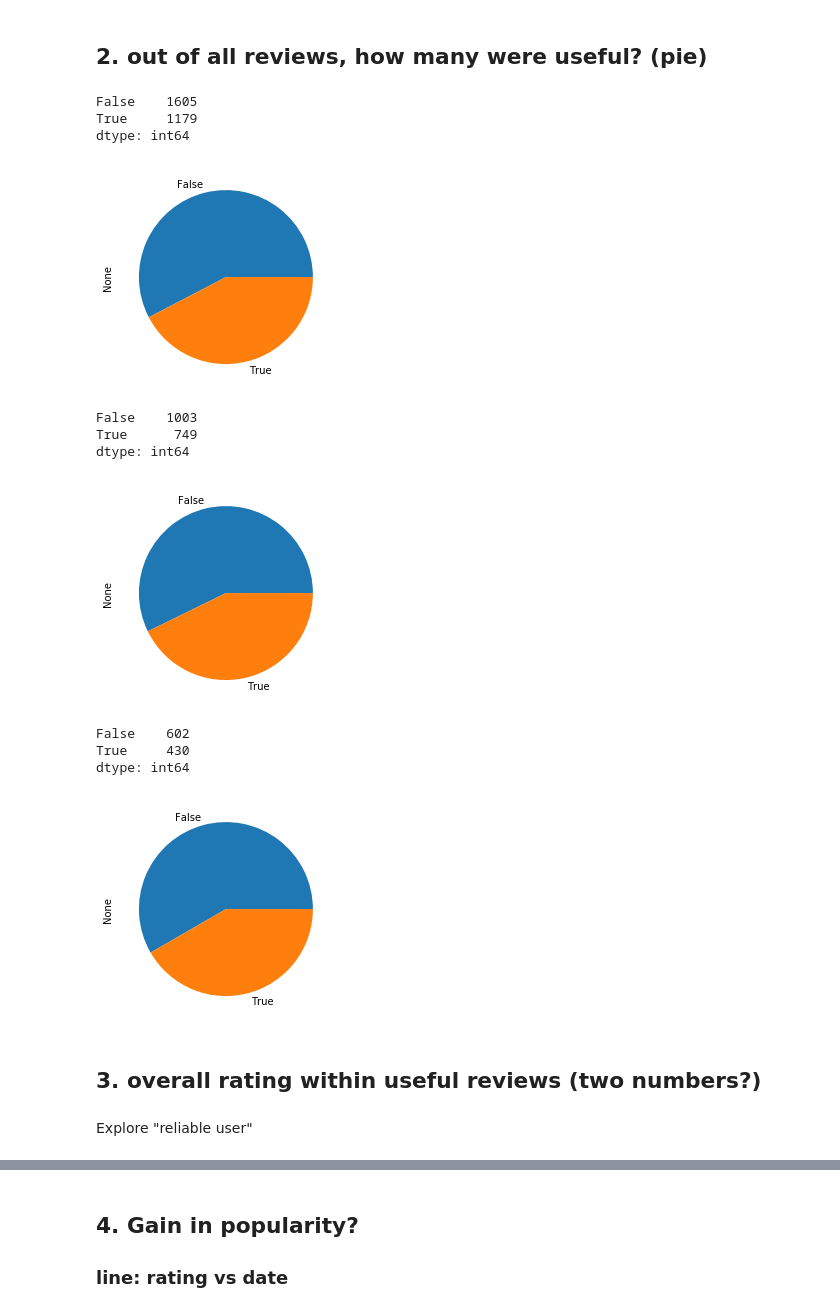
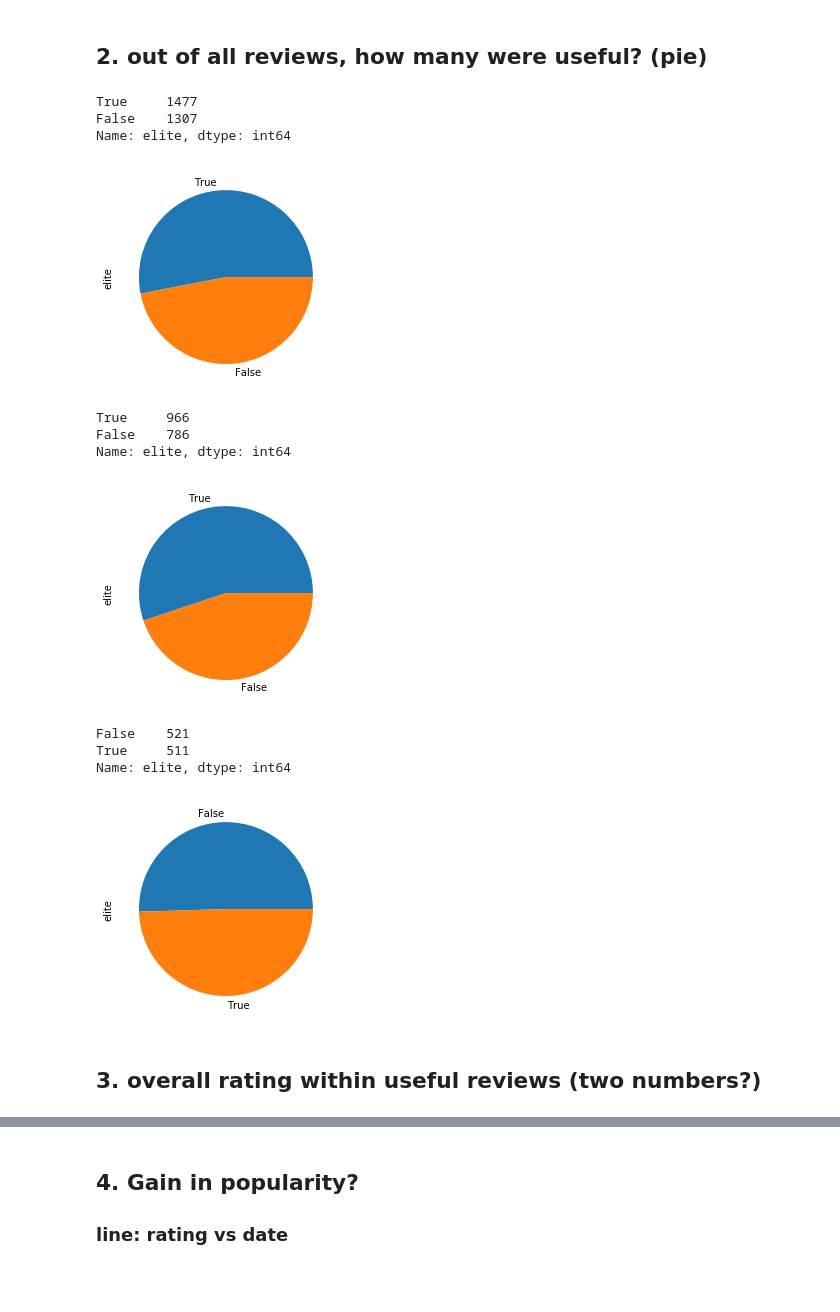
Before and after one commit to dliu9999/DSC106-Final-Project, a Jupyter notebook: yelp.ipynb, the cells around one changed output, grey strips where cells are left out. Cells and saved outputs as stored; diff of their text form; code cells hidden in the pictures; blank space fills up the shorter version.

Commit message:
changed reliable user

```diff
--- a/yelp.ipynb
+++ b/yelp.ipynb
@@ -23,7 +23,7 @@ starbucks = pd.read_csv('data/starbucks.csv')[['business_id', 'latitude', 'longi
 horton = pd.read_csv('data/horton.csv')[['business_id', 'latitude', 'longitude', 'stars']]
 reviews = pd.read_csv('data/reviews.csv').drop(columns=['cool', 'funny'])
 reviews['date'] = pd.to_datetime(reviews['date'])
-users = pd.read_csv('data/users.csv')[['review_count', 'useful', 'user_id','yelping_since']]
+users = pd.read_csv('data/users.csv')[['elite', 'review_count', 'useful', 'user_id','yelping_since']]
 users['yelping_since'] = pd.to_datetime(users['yelping_since'])
 toronto = pd.read_csv('data/toronto.csv')
 tor_reviews = pd.read_csv('data/tor_reviews.csv')
@@ -49,33 +49,31 @@ horton.stars.mean()
 # %%
 reviews_users = reviews.merge(users, on='user_id', how='left')
 # %%
-reviews_users_prop = ((reviews_users.useful_y > 200) & (reviews_users.review_count > 100)).value_counts()
+reviews_users_prop = reviews_users.elite.notna().value_counts()
 display(reviews_users_prop)
 reviews_users_prop.plot.pie();
 # %% [output]
-False    1605
-True     1179
-dtype: int64
+True     1477
+False    1307
+Name: elite, dtype: int64
-[figure, old version]
+[figure, new version]
 # %%
-starbucks_reviews_prop = ((starbucks_reviews.useful_y > 200) & (starbucks_reviews.review_count > 100)).value_counts()
+starbucks_reviews_prop = starbucks_reviews.elite.notna().value_counts()
 display(starbucks_reviews_prop)
 starbucks_reviews_prop.plot.pie();
 # %% [output]
-False    1003
-True      749
-dtype: int64
+True     966
+False    786
+Name: elite, dtype: int64
-[figure, old version]
+[figure, new version]
 # %%
-horton_reviews_prop = ((horton_reviews.useful_y > 200) & (horton_reviews.review_count > 100)).value_counts()
+horton_reviews_prop = horton_reviews.elite.notna().value_counts()
 display(horton_reviews_prop)
 horton_reviews_prop.plot.pie();
 # %% [output]
-False    602
-True     430
-dtype: int64
+False    521
+True     511
+Name: elite, dtype: int64
-[figure, old version]
+[figure, new version]
 # %% [markdown]
 ## 3. overall rating within useful reviews (two numbers?)
-# %% [markdown]
-Explore "reliable user"
```
Also changed, not shown: parts of 11 cells of this notebook.
